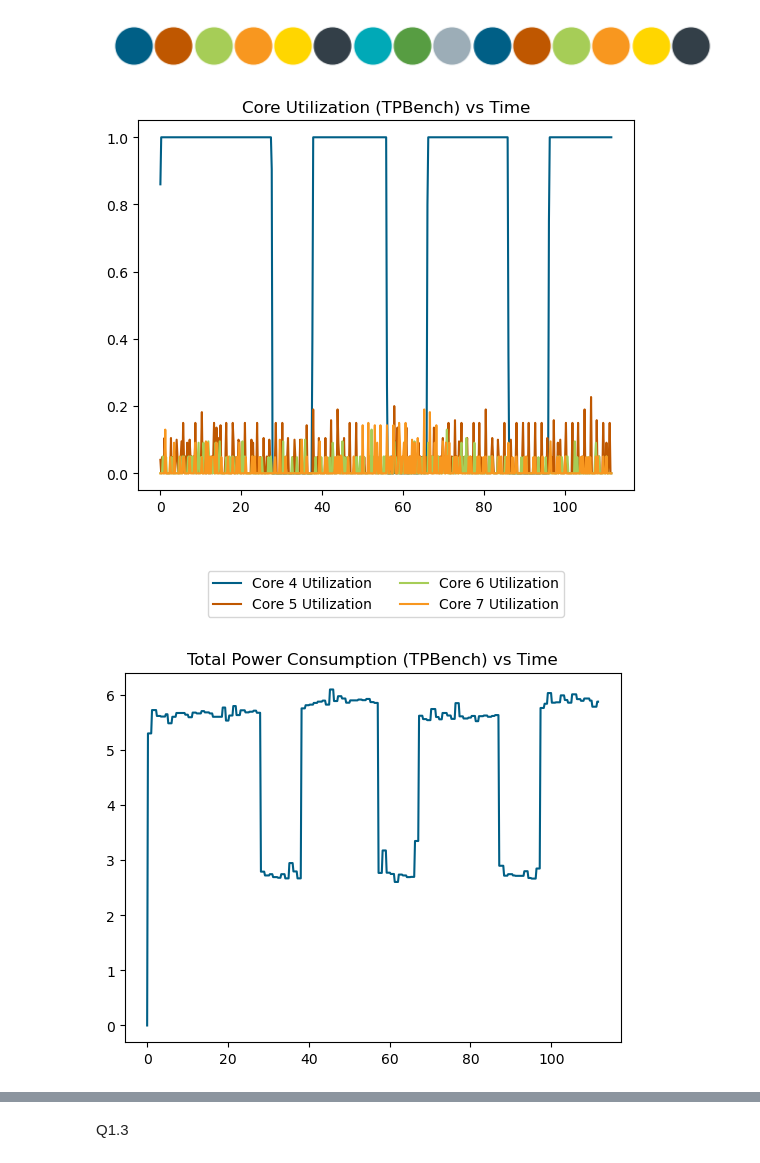
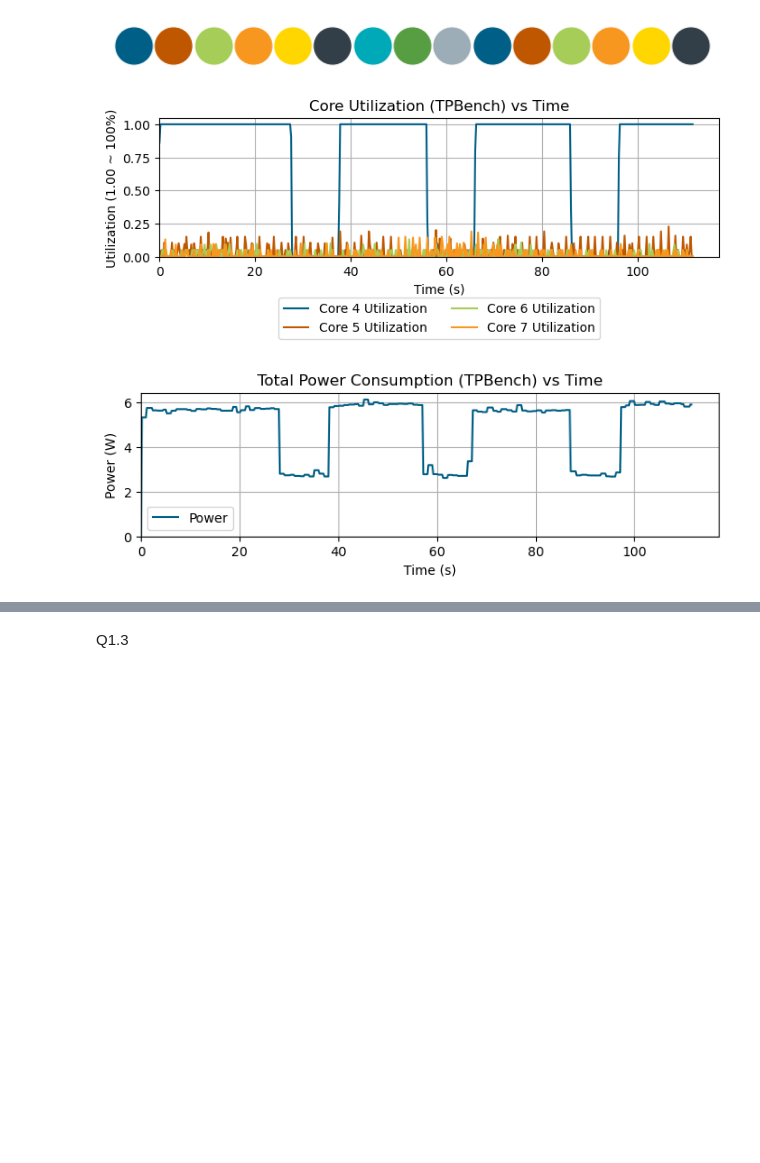
Before and after one commit to babusid/ECE361E, a Jupyter notebook: HW2/notebook/p1.ipynb, the cells around one changed output, grey strips where cells are left out. Cells and saved outputs as stored; diff of their text form; code cells hidden in the pictures; blank space fills up the shorter version.

```diff
--- a/HW2/notebook/p1.ipynb
+++ b/HW2/notebook/p1.ipynb
@@ -33,26 +32,44 @@ plt.show()
 plt.rc('axes', prop_cycle=cycler(color=colors))
 # %% [output]
 [figure]
+# %%
+def plot_util(title:str, xlabel:str, ylabel:str, outer_legend:bool, xlim0:bool, ylim0:bool):
+    plt.title(title)
+    plt.xlabel(xlabel)
+    plt.ylabel(ylabel)
+    if outer_legend: plt.legend(loc='upper center', bbox_to_anchor=(0.5, -0.25), ncol=2)
+    else: plt.legend()
+    plt.grid()
+    if xlim0: plt.xlim(left=0)
+    if ylim0: plt.ylim(bottom=0)
+
+def my_save_fig(filename):
+    IMAGE_DIRECTORY = r'../images/'
+    plt.savefig(IMAGE_DIRECTORY+filename, bbox_inches='tight')
 # %%
-def plot_cores(df:pd.DataFrame, cores:list[int], x_col:str, y_col:str, label:str):
+def plot_cores(df:pd.DataFrame, cores:"list[int]", x_col:str, y_col:str, label:str):
     for core in cores: plt.plot(df[x_col], df[y_col.format(core)], label=label.format(core))
 
-plt.figure()
-plt.title('Core Utilization (TPBench) vs Time')
+plt.figure(figsize=(8,2))
 plot_cores(df, [4,5,6,7],'adjusted_time', 'usage_c{}', 'Core {} Utilization')
-plt.legend(loc='upper center', bbox_to_anchor=(0.5, -0.2), ncol=2)
+plot_util('Core Utilization (TPBench) vs Time', 'Time (s)', 'Utilization (1.00 ~ 100%)',
+        True, True, True)
+my_save_fig('tpb_util.pdf')
 plt.show()
 
-plt.figure()
-plt.title('Total Power Consumption (TPBench) vs Time')
-plt.plot(df['adjusted_time'],df['W'])
+plt.figure(figsize=(8,2))
+plt.plot(df['adjusted_time'],df['W'],label='Power')
+plot_util('Total Power Consumption (TPBench) vs Time', 'Time (s)', 'Power (W)',
+    False, True, True)
+my_save_fig('tpb_power.pdf')
 plt.show()
 
-plt.figure()
-plt.title('Temperature of Big Cores (TPBench) vs Time')
+plt.figure(figsize=(8,2))
 plot_cores(df, [4,5,6,7], 'adjusted_time', 'temp{}', 'Core {} Temperature')
-plt.legend(loc='upper center', bbox_to_anchor=(0.5, -0.2), ncol=2)
+plot_util('Temperature of Big Cores (TPBench) vs Time', 'Time (s)', 'Temperature (C)',
+    True, True, False)
+my_save_fig('tbp_temp.pdf')
 plt.show()
 # %% [output]
-[figure, old version]
+[figure, new version]
-[figure, old version]
+[figure, new version]
```
Also changed, not shown: parts of 4 cells of this notebook, 15 other files.
